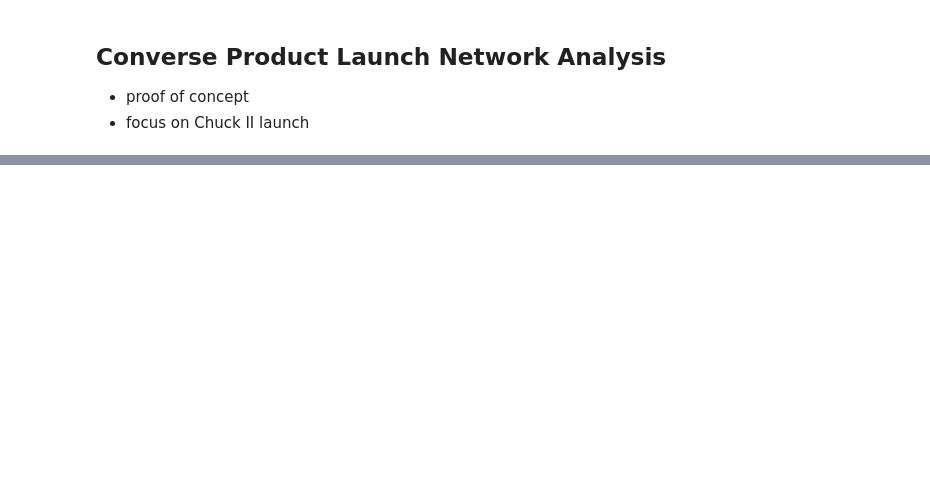
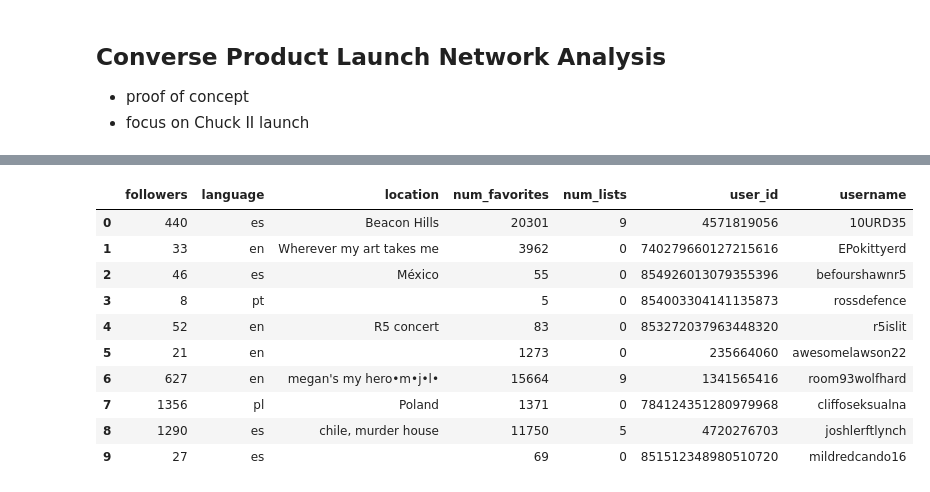
Before and after one commit to jrs33/Converse_Product_Launch, a Jupyter notebook: chuck_ii.ipynb, the cells around one changed output, grey strips where cells are left out. Cells and saved outputs as stored; diff of their text form; code cells hidden in the pictures; blank space fills up the shorter version.

```diff
--- a/chuck_ii.ipynb
+++ b/chuck_ii.ipynb
@@ -61,0 +266,42 @@ sns.heatmap(adj_df)
+# %%
+# get followers of user and stats about each follower of a specific user
+# shown below with first user in starters list... starters[0]
+
+username = []
+user_id = []
+language = []
+location = []
+followers = []
+num_favorites = []
+num_lists = []
+
+for user in tweepy.Cursor(api.followers, screen_name=starters[0]).items(10):
+    username.append(user.screen_name)
+    user_id.append(user.id)
+    language.append(user.lang)
+    location.append(user.location)
+    followers.append(user.followers_count)
+    num_favorites.append(user.favourites_count)
+    num_lists.append(user.listed_count)
+
+user_info = pd.DataFrame({"username" : username,
+                          "user_id" : user_id,
+                          "language" : language,
+                          "location" : location,
+                          "followers" : followers,
+                          "num_favorites" : num_favorites,
+                          "num_lists" : num_lists})
+# %%
+user_info
+# %% [output]
+|  | followers | language | location | num_favorites | num_lists | user_id | username |
+| 0 | 440 | es | Beacon Hills | 20301 | 9 | 4571819056 | 10URD35 |
+| 1 | 33 | en | Wherever my art takes me | 3962 | 0 | 740279660127215616 | EPokittyerd |
+| 2 | 46 | es | México | 55 | 0 | 854926013079355396 | befourshawnr5 |
+| 3 | 8 | pt |  | 5 | 0 | 854003304141135873 | rossdefence |
+| 4 | 52 | en | R5 concert | 83 | 0 | 853272037963448320 | r5islit |
+| 5 | 21 | en |  | 1273 | 0 | 235664060 | awesomelawson22 |
+| 6 | 627 | en | megan's my hero•m•j•l• | 15664 | 9 | 1341565416 | room93wolfhard |
+| 7 | 1356 | pl | Poland | 1371 | 0 | 784124351280979968 | cliffoseksualna |
+| 8 | 1290 | es | chile, murder house | 11750 | 5 | 4720276703 | joshlerftlynch |
+| 9 | 27 | es |  | 69 | 0 | 851512348980510720 | mildredcando16 |
```
Also changed, not shown: parts of 35 cells of this notebook.
